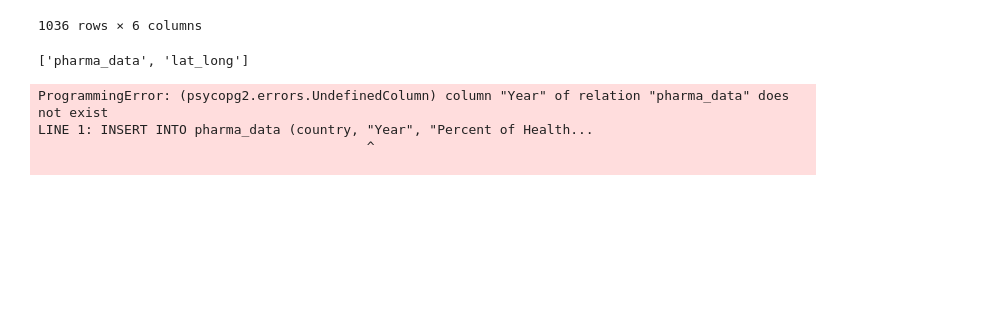
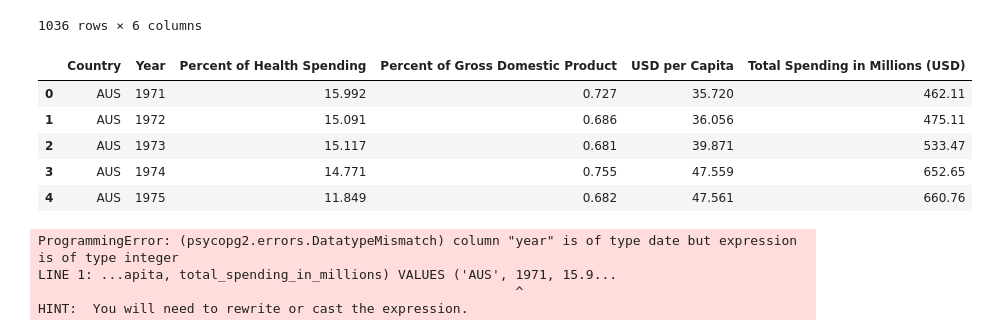
Before and after one commit to fbrowther/Pharmaceutical-Spending-Trend-by-OECD-Countries-Multipage-Plotly-Dash-Web-Application, a Jupyter notebook: Data_cleaning (G).ipynb, the cells around one changed output. Cells and saved outputs as stored; diff of their text form; code cells hidden in the pictures; blank space fills up the shorter version.

```diff
--- a/Data_cleaning (G).ipynb
+++ b/Data_cleaning (G).ipynb
@@ -200,2 +161,8 @@ memory usage: 89.0+ KB
 # %%
-data.drop('FLAG_CODES', inplace=True, axis=1)
+#data.drop('FLAG_CODES', inplace=True, axis=1)
+data['year'] =  pd.to_datetime(data['year'], format='%y')
+
+
+
+
+#game.style.format({"Release": lambda t: t.strftime("%b-%y")})
@@ -220,14 +189,19 @@ engine = create_engine(f'postgresql://postgres:{password}@localhost:5432/Pharma'
 connection = engine.connect()
 # %%
 engine.table_names()
-#data.head ()
+data.head ()
 # %% [output]
-['pharma_data', 'lat_long']
+|  | Country | Year | Percent of Health Spending | Percent of Gross Domestic Product | USD per Capita | Total Spending in Millions (USD) |
+| 0 | AUS | 1971 | 15.992 | 0.727 | 35.720 | 462.11 |
+| 1 | AUS | 1972 | 15.091 | 0.686 | 36.056 | 475.11 |
+| 2 | AUS | 1973 | 15.117 | 0.681 | 39.871 | 533.47 |
+| 3 | AUS | 1974 | 14.771 | 0.755 | 47.559 | 652.65 |
+| 4 | AUS | 1975 | 11.849 | 0.682 | 47.561 | 660.76 |
 # %%
-data.to_sql(name='pharma_data', con=engine, if_exists='append', index=False)
+data1.to_sql(name='pharma_data', con=engine, if_exists='append', index=False)
 # %% [output]
-ProgrammingError: (psycopg2.errors.UndefinedColumn) column "Year" of relation "pharma_data" does not exist
-LINE 1: INSERT INTO pharma_data (country, "Year", "Percent of Health...
-                                          ^
-
+ProgrammingError: (psycopg2.errors.DatatypeMismatch) column "year" is of type date but expression is of type integer
+LINE 1: ...apita, total_spending_in_millions) VALUES ('AUS', 1971, 15.9...
+                                                             ^
+HINT:  You will need to rewrite or cast the expression.
 # %%
```
Also changed, not shown: parts of 8 cells of this notebook.
